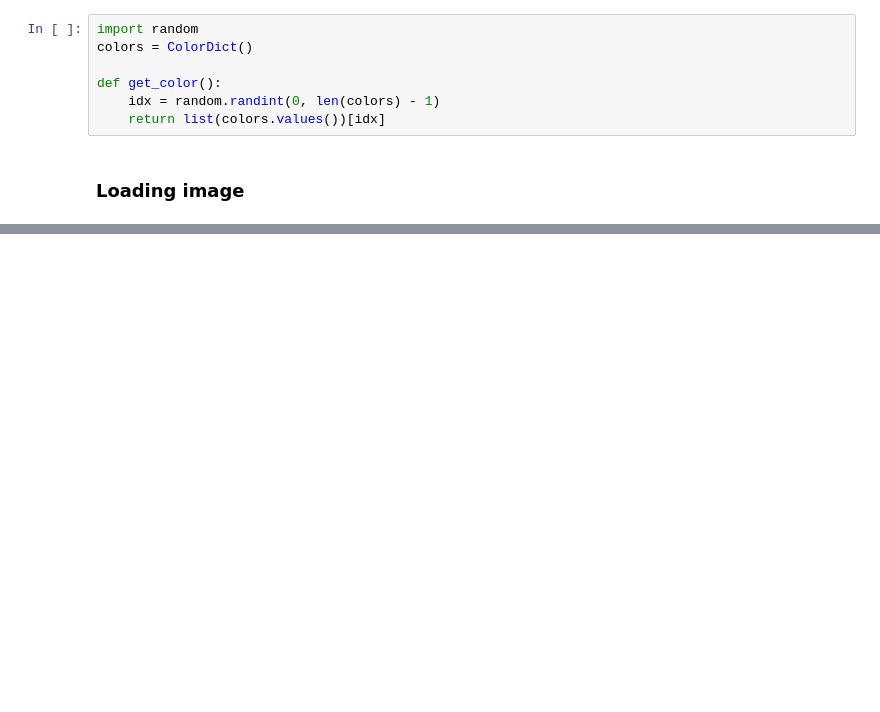
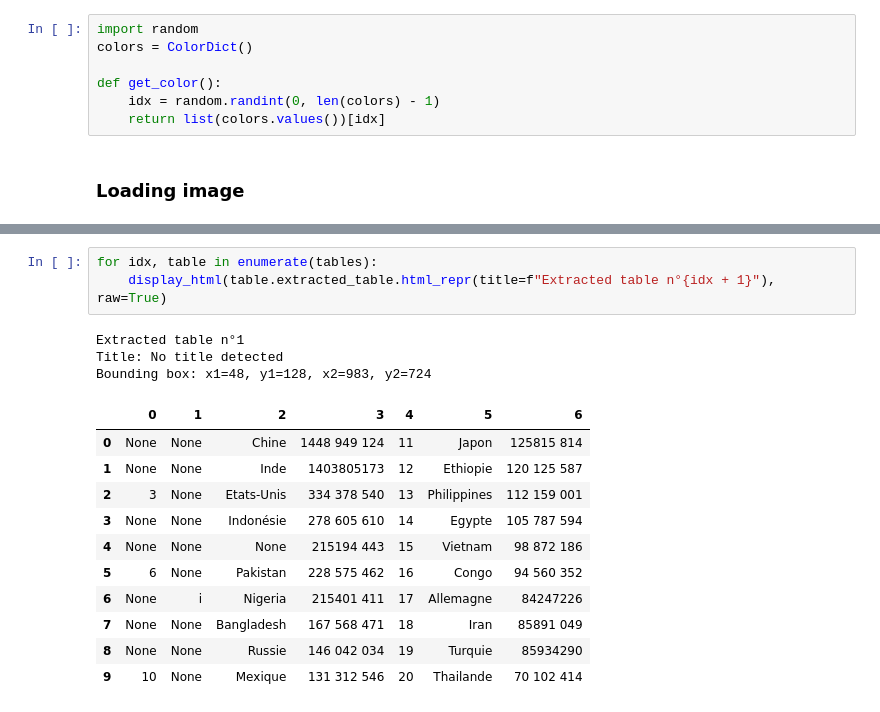
Before and after one commit to xavctn/img2table, a Jupyter notebook: examples/Test.ipynb, the cells around one changed output, grey strips where cells are left out. Drawn from its saved outputs; the diff is of its cells as text; blank space fills up the shorter version.

```diff
--- a/examples/Test.ipynb
+++ b/examples/Test.ipynb
@@ -48,0 +40,18 @@ PILImage.fromarray(word_img)
+# %%
+for idx, table in enumerate(tables):
+    display_html(table.extracted_table.html_repr(title=f"Extracted table n°{idx + 1}"), raw=True)
+# %% [output]
+Extracted table n°1
+Title: No title detected
+Bounding box: x1=48, y1=128, x2=983, y2=724
+|  | 0 | 1 | 2 | 3 | 4 | 5 | 6 |
+| 0 | None | None | Chine | 1448 949 124 | 11 | Japon | 125815 814 |
+| 1 | None | None | Inde | 1403805173 | 12 | Ethiopie | 120 125 587 |
+| 2 | 3 | None | Etats-Unis | 334 378 540 | 13 | Philippines | 112 159 001 |
+| 3 | None | None | Indonésie | 278 605 610 | 14 | Egypte | 105 787 594 |
+| 4 | None | None | None | 215194 443 | 15 | Vietnam | 98 872 186 |
+| 5 | 6 | None | Pakistan | 228 575 462 | 16 | Congo | 94 560 352 |
+| 6 | None | i | Nigeria | 215401 411 | 17 | Allemagne | 84247226 |
+| 7 | None | None | Bangladesh | 167 568 471 | 18 | Iran | 85891 049 |
+| 8 | None | None | Russie | 146 042 034 | 19 | Turquie | 85934290 |
+| 9 | 10 | None | Mexique | 131 312 546 | 20 | Thailande | 70 102 414 |
```
Also changed, not shown: parts of 8 cells of this notebook, 7 other files.
